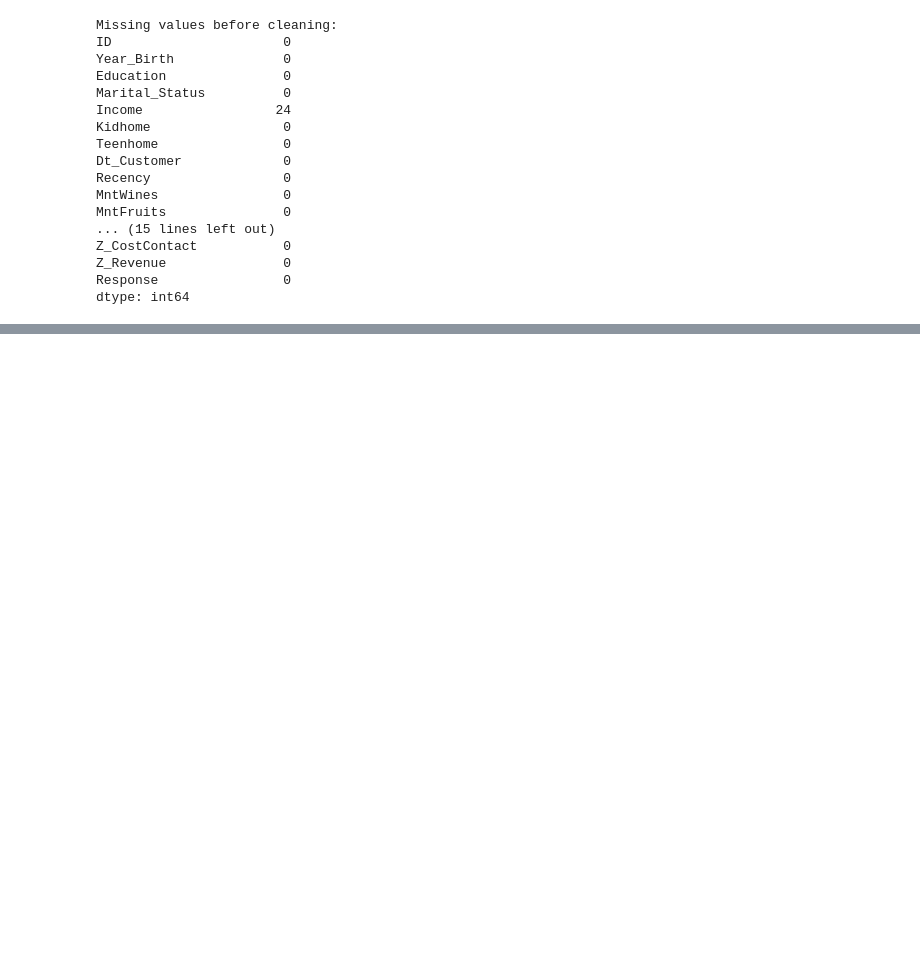
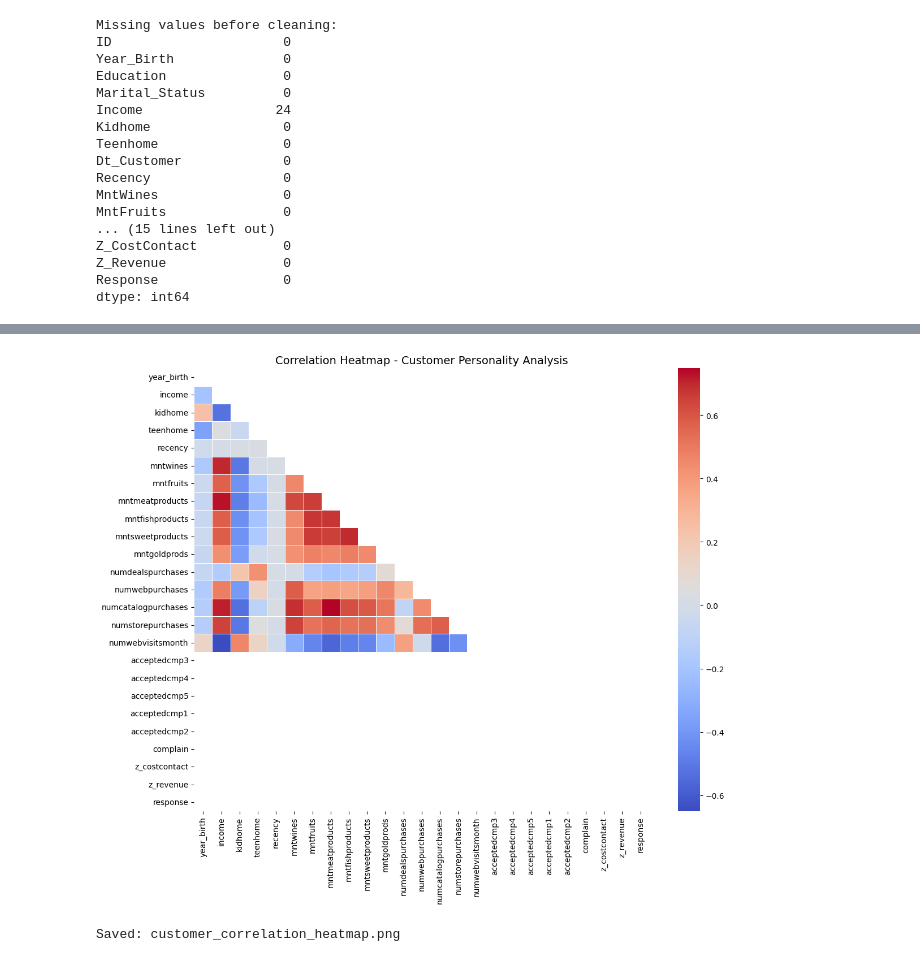
Before and after one commit to got-sanjay/Syntecxhub_Customer_Personality_Analysis, a Jupyter notebook: EDA.ipynb, the cells around one changed output, grey strips where cells are left out. Drawn from its saved outputs; the diff is of its cells as text; code cells hidden in the pictures; blank space fills up the shorter version.

Commit message:
PPC : PERFORM PERSION CORRELATION

```diff
--- a/EDA.ipynb
+++ b/EDA.ipynb
@@ -73,0 +104,5 @@ backup.shape
+# %%
+# Remove Duplicates
+df.drop_duplicates(inplace=True)
+
+df.shape
@@ -73,0 +131,11 @@ backup.shape
+# %%
+# Handle Outliers
+
+for col in df.select_dtypes(include='number'):
+    q1, q3 = df[col].quantile([0.25, 0.75])
+    iqr = q3 - q1
+    lower = q1 - 1.5 * iqr
+    upper = q3 + 1.5 * iqr
+
+    # Newer, cleaner clip method
+    df[col] = df[col].clip(lower=lower, upper=upper)
@@ -73,0 +156,8 @@ backup.shape
+# %%
+# Correlation Analysis
+
+numeric_df = df.select_dtypes(include=[np.number])
+corr_matrix = numeric_df.corr(method='pearson')
+
+print("Pearson Correlation Matrix (Top 10 Features):\n")
+print(corr_matrix.head(10))
@@ -73,0 +182,16 @@ backup.shape
+# %%
+import seaborn as sns
+import matplotlib.pyplot as plt
+
+# Plot Correlation Heatmap
+mask = np.triu(np.ones_like(corr_matrix, dtype=bool))
+plt.figure(figsize=(12, 10))
+sns.heatmap(corr_matrix, mask=mask, annot=False, cmap='coolwarm', linewidths=0.5)
+plt.title("Correlation Heatmap - Customer Personality Analysis", fontsize=14)
+plt.tight_layout()
+plt.savefig("SRC/images/customer_correlation_heatmap.png", dpi=300)
+plt.show()
+print("Saved: customer_correlation_heatmap.png")
+# %% [output]
+[figure, added]
+Saved: customer_correlation_heatmap.png
```
Also changed, not shown: parts of 9 cells of this notebook, 2 other files.
